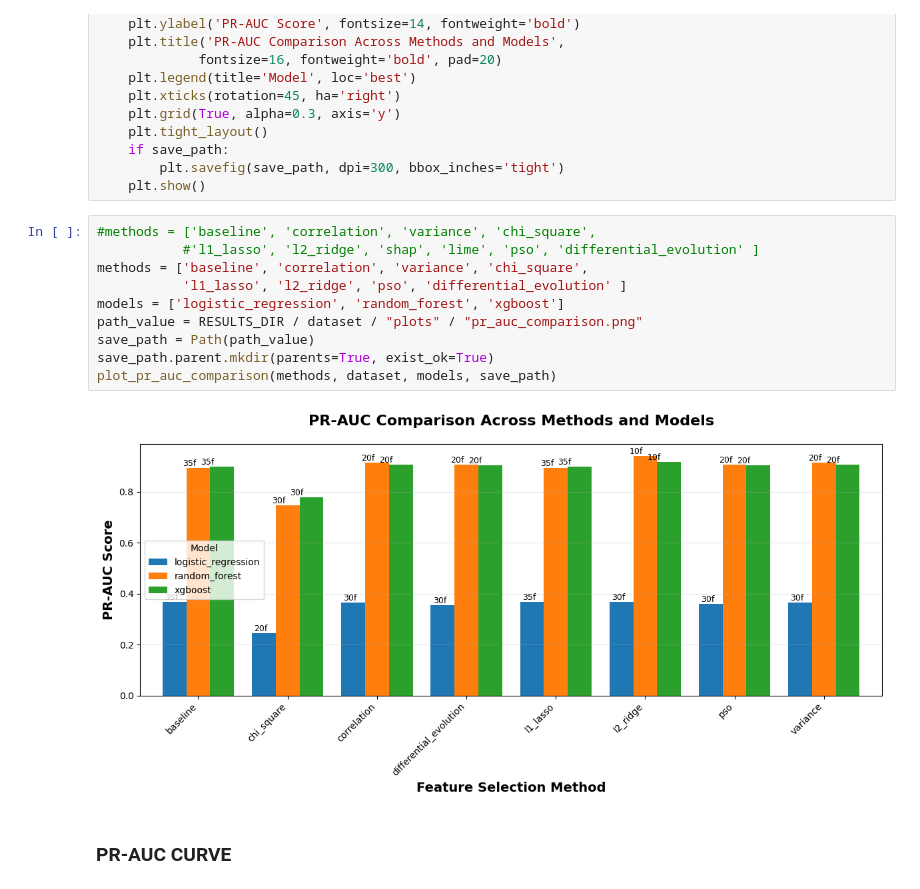
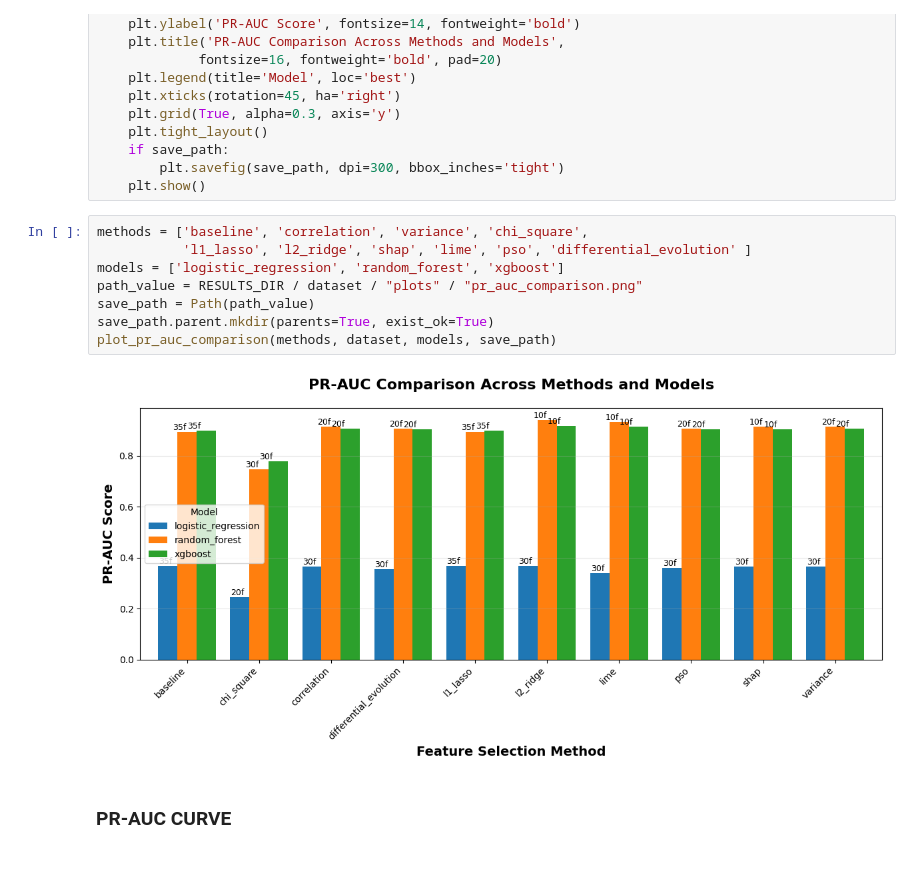
Before and after one commit to anitarazafi/feature-selection, a Jupyter notebook: notebooks/07_visualizations.ipynb, the cells around one changed output. Cells and saved outputs as stored; diff of their text form.

```diff
--- a/notebooks/07_visualizations.ipynb
+++ b/notebooks/07_visualizations.ipynb
@@ -171,17 +171,15 @@ def plot_pr_auc_comparison(methods, dataset, models, save_path=None):
         plt.savefig(save_path, dpi=300, bbox_inches='tight')
     plt.show()
 # %%
-#methods = ['baseline', 'correlation', 'variance', 'chi_square',
-           #'l1_lasso', 'l2_ridge', 'shap', 'lime', 'pso', 'differential_evolution' ]
 methods = ['baseline', 'correlation', 'variance', 'chi_square',
-           'l1_lasso', 'l2_ridge', 'pso', 'differential_evolution' ]
+           'l1_lasso', 'l2_ridge', 'shap', 'lime', 'pso', 'differential_evolution' ]
 models = ['logistic_regression', 'random_forest', 'xgboost']
 path_value = RESULTS_DIR / dataset / "plots" / "pr_auc_comparison.png"
 save_path = Path(path_value)
 save_path.parent.mkdir(parents=True, exist_ok=True)
 plot_pr_auc_comparison(methods, dataset, models, save_path)
 # %% [output]
-[figure, old version]
+[figure, new version]
 # %% [markdown]
 ### PR-AUC CURVE
 # %%
```
Also changed, not shown: parts of 4 cells of this notebook, 1 other file.
